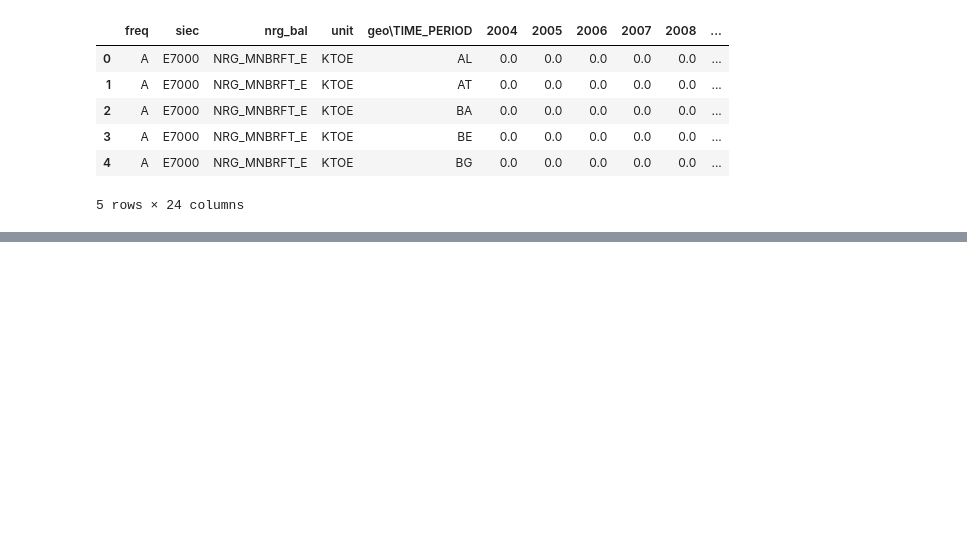
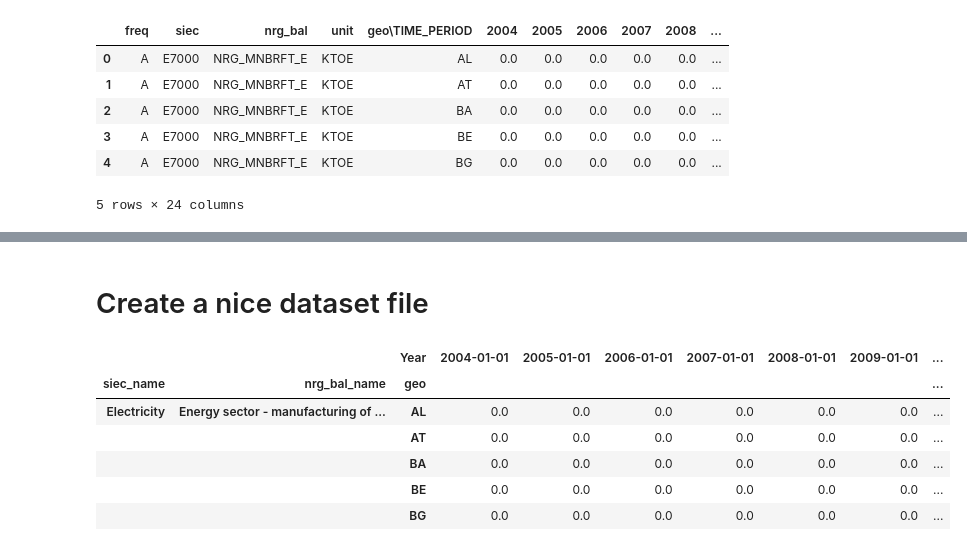
Before and after one commit to RomainBes/Eurostat, a Jupyter notebook: Eurostat.ipynb, the cells around one changed output, grey strips where cells are left out. Saved outputs shown, nothing was run; the diff lists cells and outputs as text; code cells hidden in the pictures; blank space fills up the shorter version.

```diff
--- a/Eurostat.ipynb
+++ b/Eurostat.ipynb
@@ -46,2 +142,40 @@ df.head()
 # %%
 df.to_csv(f"data/{dataset_code}.csv")
+# %% [markdown]
+# Create a nice dataset file
+# %%
+df = pd.read_csv(f"data/{dataset_code}.csv", index_col=0)
+df = df.set_index(["siec_name", "nrg_bal_name", "geo"])[
+    [
+        "2004",
+        "2005",
+        "2006",
+        "2007",
+        "2008",
+        "2009",
+        "2010",
+        "2011",
+        "2012",
+        "2013",
+        "2014",
+        "2015",
+        "2016",
+        "2017",
+        "2018",
+        "2019",
+        "2020",
+        "2021",
+        "2022",
+    ]
+]
+df.columns = pd.to_datetime(df.columns)
+df.columns.name = "Year"
+df.head()
+# %% [output]
+|  |  | Year | 2004-01-01 | 2005-01-01 | 2006-01-01 | 2007-01-01 | 2008-01-01 | 2009-01-01 | ... |
+| siec_name | nrg_bal_name | geo |  |  |  |  |  |  | ... |
+| Electricity | Energy sector - manufacturing of ... | AL | 0.0 | 0.0 | 0.0 | 0.0 | 0.0 | 0.0 | ... |
+|  |  | AT | 0.0 | 0.0 | 0.0 | 0.0 | 0.0 | 0.0 | ... |
+|  |  | BA | 0.0 | 0.0 | 0.0 | 0.0 | 0.0 | 0.0 | ... |
+|  |  | BE | 0.0 | 0.0 | 0.0 | 0.0 | 0.0 | 0.0 | ... |
+|  |  | BG | 0.0 | 0.0 | 0.0 | 0.0 | 0.0 | 0.0 | ... |
```
Also changed, not shown: parts of 21 cells of this notebook, 2 other files.
